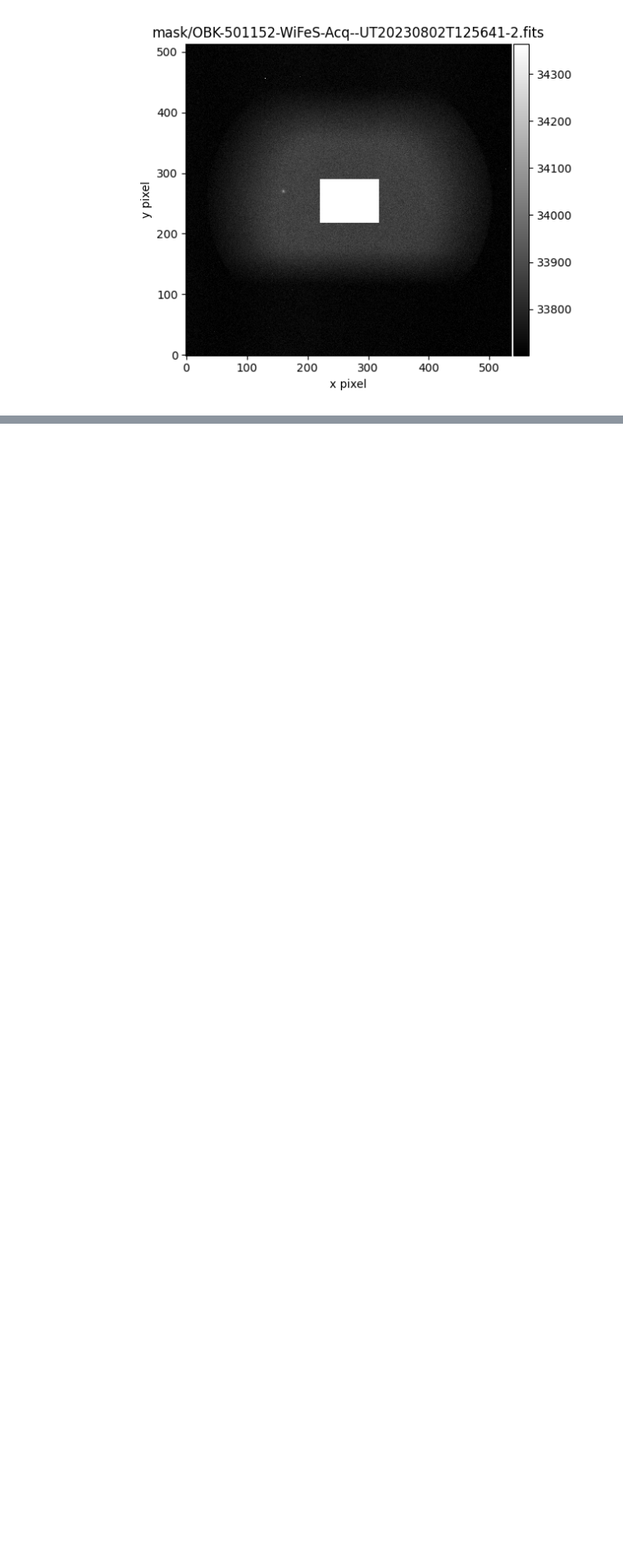
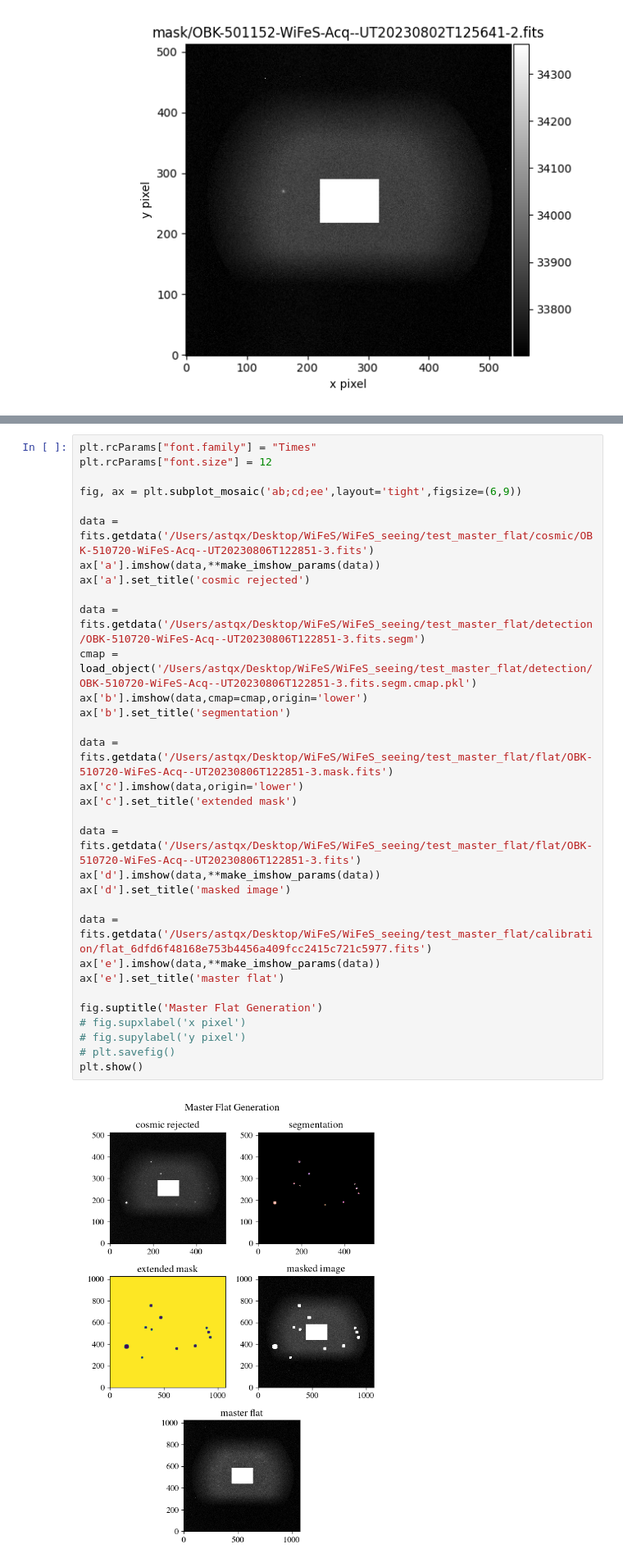
Before and after one commit to MaxFleming23/WiFeS_seeing, a Jupyter notebook: figures.ipynb, the cells around one changed output, grey strips where cells are left out. Shown at 82% size. Drawn from its saved outputs; the diff is of its cells as text; blank space fills up the shorter version.

```diff
--- a/figures.ipynb
+++ b/figures.ipynb
@@ -767,0 +789,34 @@ No.    Name      Ver    Type      Cards   Dimensions   Format
+# %%
+plt.rcParams["font.family"] = "Times"
+plt.rcParams["font.size"] = 12
+
+fig, ax = plt.subplot_mosaic('ab;cd;ee',layout='tight',figsize=(6,9))
+
+data = fits.getdata('/Users/astqx/Desktop/WiFeS/WiFeS_seeing/test_master_flat/cosmic/OBK-510720-WiFeS-Acq--UT20230806T122851-3.fits')
+ax['a'].imshow(data,**make_imshow_params(data))
+ax['a'].set_title('cosmic rejected')
+
+data = fits.getdata('/Users/astqx/Desktop/WiFeS/WiFeS_seeing/test_master_flat/detection/OBK-510720-WiFeS-Acq--UT20230806T122851-3.fits.segm')
+cmap = load_object('/Users/astqx/Desktop/WiFeS/WiFeS_seeing/test_master_flat/detection/OBK-510720-WiFeS-Acq--UT20230806T122851-3.fits.segm.cmap.pkl')
+ax['b'].imshow(data,cmap=cmap,origin='lower')
+ax['b'].set_title('segmentation')
+
+data = fits.getdata('/Users/astqx/Desktop/WiFeS/WiFeS_seeing/test_master_flat/flat/OBK-510720-WiFeS-Acq--UT20230806T122851-3.mask.fits')
+ax['c'].imshow(data,origin='lower')
+ax['c'].set_title('extended mask')
+
+data = fits.getdata('/Users/astqx/Desktop/WiFeS/WiFeS_seeing/test_master_flat/flat/OBK-510720-WiFeS-Acq--UT20230806T122851-3.fits')
+ax['d'].imshow(data,**make_imshow_params(data))
+ax['d'].set_title('masked image')
+
+data = fits.getdata('/Users/astqx/Desktop/WiFeS/WiFeS_seeing/test_master_flat/calibration/flat_6dfd6f48168e753b4456a409fcc2415c721c5977.fits')
+ax['e'].imshow(data,**make_imshow_params(data))
+ax['e'].set_title('master flat')
+
+fig.suptitle('Master Flat Generation')
+# fig.supxlabel('x pixel')
+# fig.supylabel('y pixel')
+# plt.savefig()
+plt.show()
+# %% [output]
+[figure, added]
```
Also changed, not shown: parts of 6 cells of this notebook, 10 other files.
